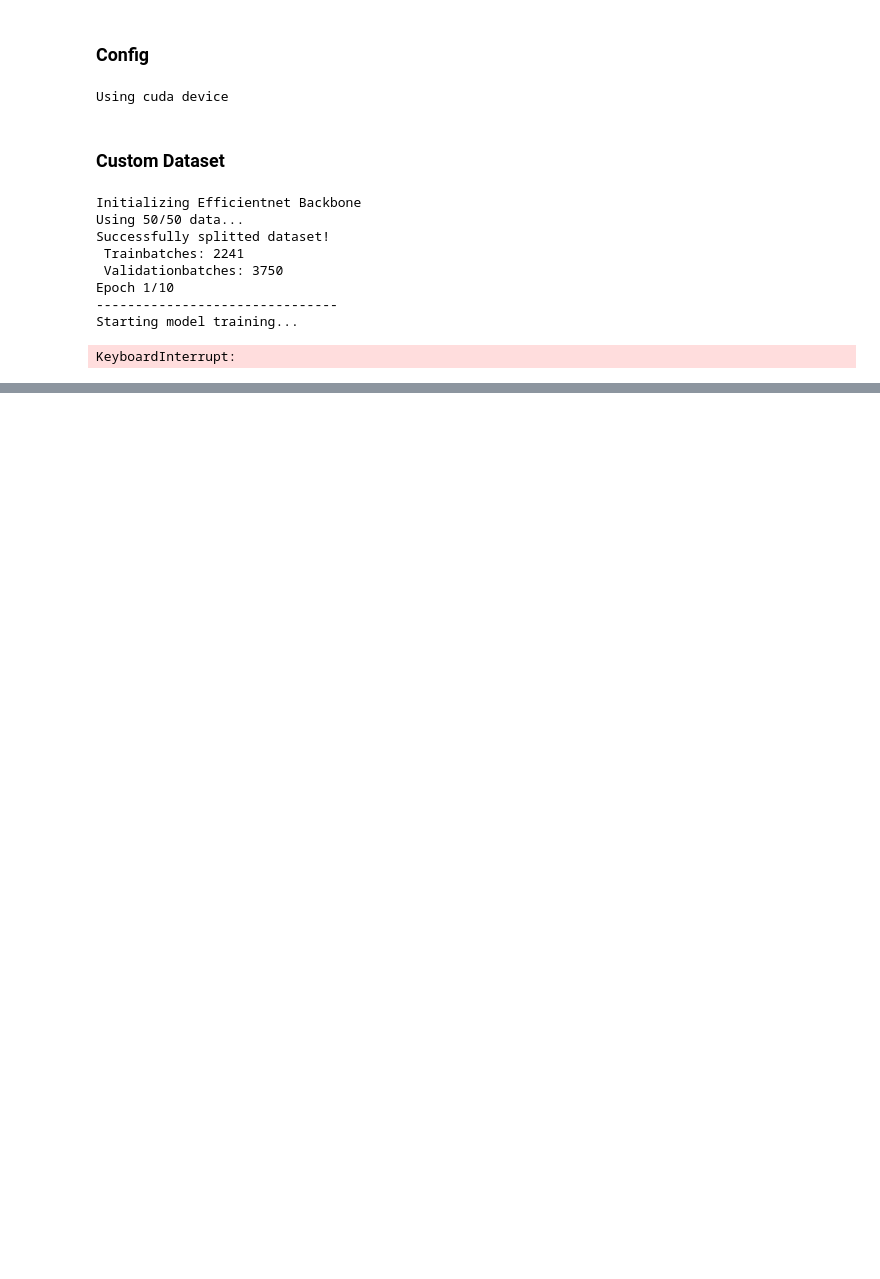
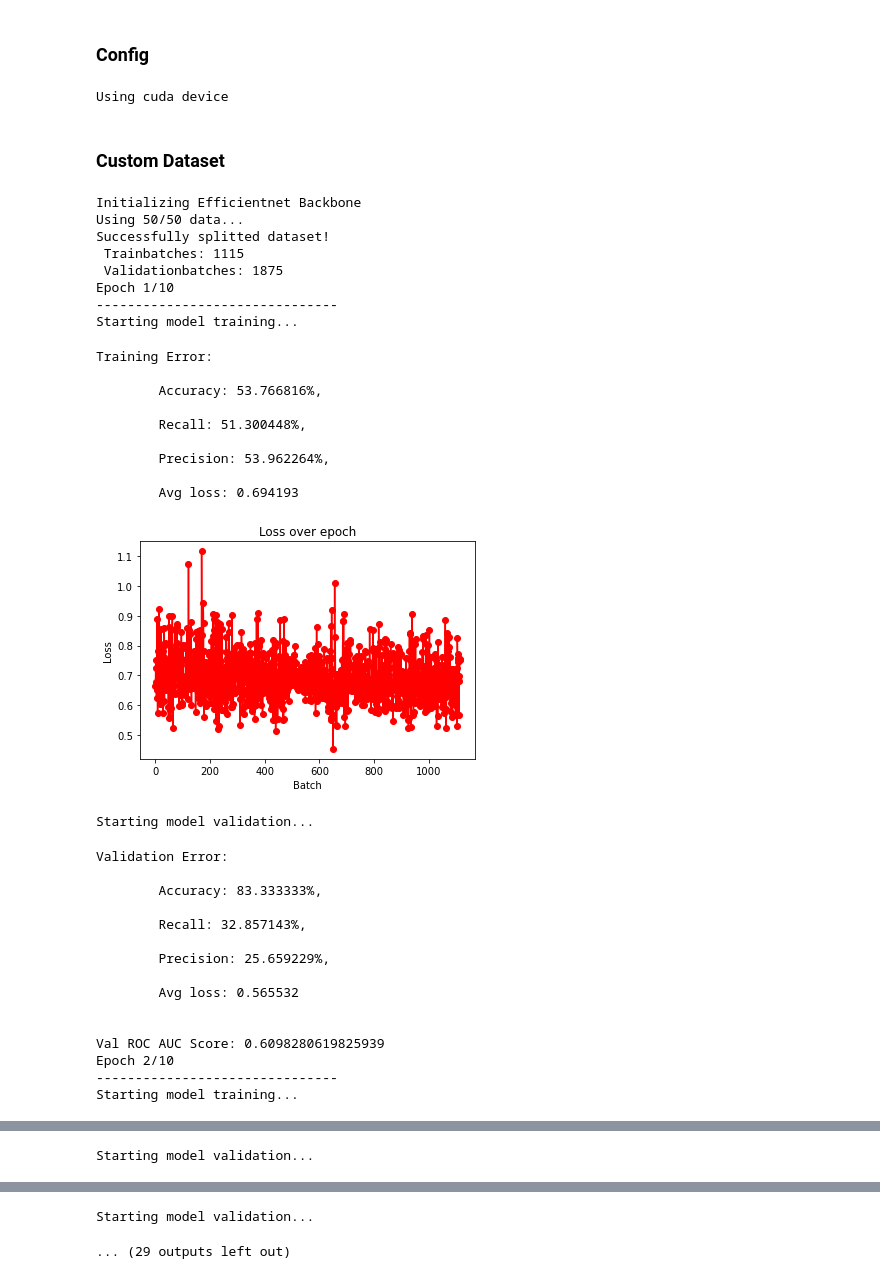
Before and after one commit to Adrian-GGit/SETI, a Jupyter notebook: seti_notebooks/schnaufNet2.0.ipynb, the cells around one changed output, grey strips where cells are left out. Saved outputs shown, nothing was run; the diff lists cells and outputs as text; code cells hidden in the pictures; blank space fills up the shorter version.

Commit message:
new schnaufnet, copy of bayernet

```diff
--- a/seti_notebooks/schnaufNet2.0.ipynb
+++ b/seti_notebooks/schnaufNet2.0.ipynb
@@ -16,7 +21,7 @@ torch.cuda.empty_cache()
 ### Config
 # %%
 conf_dict = {
-    "batch_size": 4,
+    "batch_size": 8,
     "learn_rate": 1e-3,
     "min_learn_rate": 1e-6,
     "weight_decay": 1e-4,
@@ -106,8 +126,12 @@ class EfficientNetBackbone(nn.Module):
     def __init__(self, out_dim, backbone=None):
         super(EfficientNetBackbone, self).__init__()
         print("Initializing Efficientnet Backbone")
-        self.enet = enet.EfficientNet.from_name(conf_dict["transfer_model_name"])
-        # self.enet.load_state_dict(torch.load(pretrained_model[backbone]))
+        model_name = conf_dict["transfer_model_name"]
+        pretrained_model = {
+            model_name: '../efficientnet-pytorch/efficientnet-b1-dbc7070a.pth'
+        }
+        self.enet = enet.EfficientNet.from_name(model_name)
+        self.enet.load_state_dict(torch.load(pretrained_model[model_name]))
         self.myfc = nn.Linear(self.enet._fc.in_features, out_dim)
         self.enet._fc = nn.Identity()
         self.conv1 = nn.Conv2d(6, 3, kernel_size=3, stride=1, padding=3, bias=False)
@@ -225,6 +249,13 @@ def train_loop(model, train_dataloader, optimizer, loss_fn, scheduler):
         Avg loss: {avg_epoch_loss:>2f} \n
     """) # avg loss is summed losses for all batches divided with num batches
     # print(f"Epoch loss list: {epoch_loss_list}")
+    with codecs.open('schnaufNet2.0 train.log', 'a') as up:
+        up.write(f"""Validation Error: \n
+            Accuracy: {100*accuracy.compute():2f}%, \n
+            Recall: {100*recall.compute():2f}%, \n
+            Precision: {100*precision.compute():>2f}%, \n
+            Avg loss: {avg_epoch_loss:>2f} \n
+        """)
     plt.plot(epoch_loss_list, "ro-")
     plt.title("Loss over epoch")
     plt.xlabel("Batch")
@@ -258,9 +289,9 @@ def validation_loop(model, val_dataloader, loss_fn):
             recall.update((predicted, labels))
 
             labels = labels.detach().cpu().numpy().tolist()
-            pred = pred.detach().cpu().numpy().tolist()
+            predicted = predicted.detach().cpu().numpy().tolist()
             epoch_labels.extend(labels)
-            epoch_preds.extend(pred)
+            epoch_preds.extend(predicted)
 
     avg_epoch_loss = epoch_loss / num_batches
     print(f"""Validation Error: \n
@@ -269,6 +300,13 @@ def validation_loop(model, val_dataloader, loss_fn):
         Precision: {100*precision.compute():>2f}%, \n
         Avg loss: {avg_epoch_loss:>2f} \n
     """)
+    with codecs.open('schnaufNet2.0 validation.log', 'a') as up:
+        up.write(f"""Validation Error: \n
+            Accuracy: {100*accuracy.compute():2f}%, \n
+            Recall: {100*recall.compute():2f}%, \n
+            Precision: {100*precision.compute():>2f}%, \n
+            Avg loss: {avg_epoch_loss:>2f} \n
+        """)
     return epoch_labels, epoch_preds
 # %%
 def get_transforms(data):
@@ -286,37 +324,73 @@ def get_transforms(data):
     #         ToTensorV2(),
     #     ])
 # %%
-model = EfficientNetBackbone(1)
+model = EfficientNetBackbone(out_dim=1)
 model.to(device)
 
 dataset_whole_train = SETIDataset(conf_dict["train_dir"], transform=get_transforms(data="train"))#, use_cv_preprocessing_preprocessing=True)
 dataset_whole_val = SETIDataset(conf_dict["train_dir"], transform=get_transforms(data="val"))#, use_cv_preprocessing=True) # extra dataset für validation, da validation data nicht transformiert werden darf
 
 train_dataloader, val_dataloader = split(dataset_whole_train, val_split=0.25, behaviour=current_split_behaviour, use_all=conf_dict["use_all"])
 
 loss_fn = nn.BCEWithLogitsLoss() # nn.BCELoss() => needs sigmoid as activation function
 optimizer = torch.optim.Adam(model.parameters(), lr=conf_dict["learn_rate"], weight_decay=conf_dict["weight_decay"]) # torch.optim.SGD(model.parameters(), lr=conf_dict["learn_rate"])
 scheduler = torch.optim.lr_scheduler.CosineAnnealingLR(
     optimizer, T_max=conf_dict["epochs"], eta_min=conf_dict["min_learn_rate"], last_epoch=-1
 )
 
 num_epochs = conf_dict["epochs"]
+with codecs.open('schnaufNet2.0 train.log', 'a') as up:
+    up.write("------------------ new training ------------------")
+with codecs.open('schnaufNet2.0 validation.log', 'a') as up:
+    up.write("------------------ new validation ------------------")
 for epoch in range(num_epochs):
     print(f"Epoch {epoch+1}/{num_epochs}\n-------------------------------")
+    if epoch == num_epochs / 4 * 3:
+        pass # TODO: implement changed behaviour => train_dataloader and val_dataloader should change here
+
     train_loop(model, train_dataloader, optimizer, loss_fn, scheduler)
     val_labels, val_predictions = validation_loop(model, val_dataloader, loss_fn)
     roc_auc = metrics.roc_auc_score(val_labels, val_predictions)
     print(f"Val ROC AUC Score: {roc_auc}")
+    with codecs.open('schnaufNet2.0 validation.log', 'a') as up:
+        up.write(f"""
+            Epoch={epoch}, Valid ROC AUC={roc_auc}\n
+        """)
 print("Training done! Saving model...")
 torch.save(model.state_dict(), conf_dict["model"])
 print("Saved model!")
 # %% [output]
 Initializing Efficientnet Backbone
 Using 50/50 data...
 Successfully splitted dataset!
- Trainbatches: 2241
- Validationbatches: 3750
+ Trainbatches: 1115
+ Validationbatches: 1875
 Epoch 1/10
 -------------------------------
 Starting model training...
-KeyboardInterrupt:
+Training Error:
+
+        Accuracy: 53.766816%,
+
+        Recall: 51.300448%,
+
+        Precision: 53.962264%,
+
+        Avg loss: 0.694193
+[figure, added]
+Starting model validation...
+Validation Error:
+
+        Accuracy: 83.333333%,
+
+        Recall: 32.857143%,
+
+        Precision: 25.659229%,
+
+        Avg loss: 0.565532
+
+
+Val ROC AUC Score: 0.6098280619825939
+Epoch 2/10
+-------------------------------
+Starting model training...
@@ -322,0 +407 @@ KeyboardInterrupt:
+Starting model validation...
@@ -322,0 +433,2 @@ KeyboardInterrupt:
+Starting model validation...
+... (29 outputs left out)
```
Also changed, not shown: parts of 4 cells of this notebook, 1 other file.
